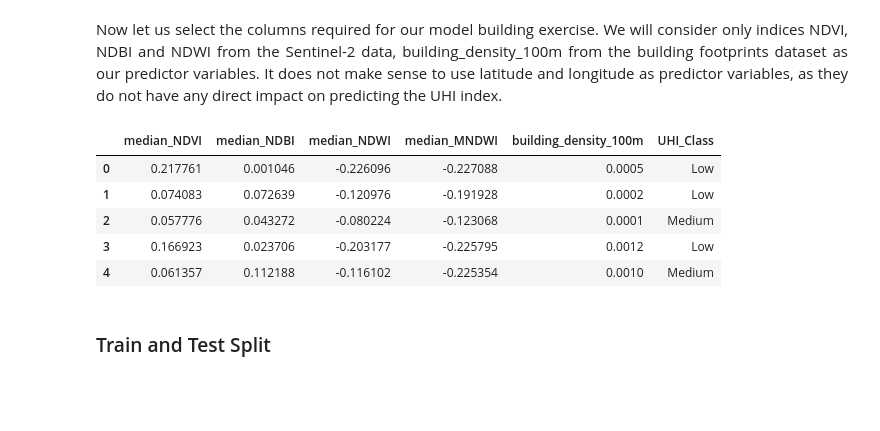
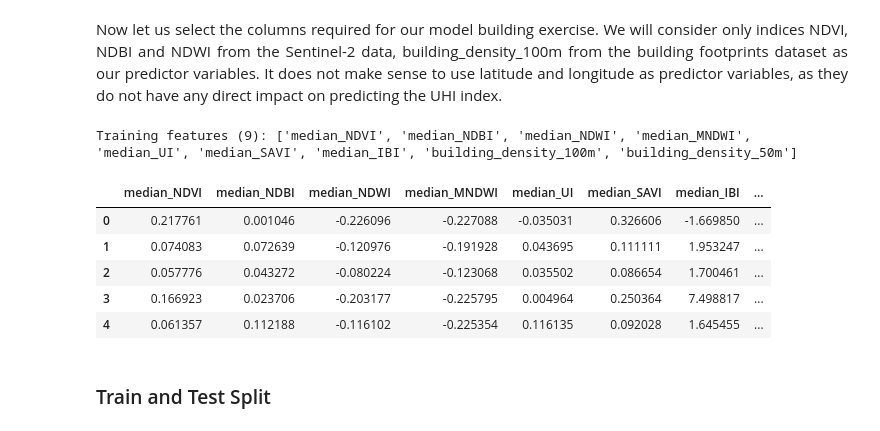
Before and after one commit to sushismith-lab/Urban_Heat_Project, a Jupyter notebook: Sample_Model_Notebook.ipynb, the cells around one changed output. Drawn from its saved outputs; the diff is of its cells as text; code cells hidden in the pictures; blank space fills up the shorter version.

```diff
--- a/Sample_Model_Notebook.ipynb
+++ b/Sample_Model_Notebook.ipynb
@@ -326,12 +326,16 @@ Brazil_buildings_data.head()
 # %%
+SPECTRAL_COLS = ['Longitude', 'Latitude', 'UHI_Class',
+                  'median_NDVI', 'median_NDBI', 'median_NDWI',
+                  'median_MNDWI', 'median_UI', 'median_SAVI', 'median_IBI']
+
 chile_combined = pd.concat([
-    chile_heat_data[['Longitude', 'Latitude', 'UHI_Class', 'median_NDVI', 'median_NDBI', 'median_NDWI', 'median_MNDWI']],
-    chile_buildings_data[['building_density_100m']]
+    chile_heat_data[SPECTRAL_COLS],
+    chile_buildings_data[['building_density_100m', 'building_density_50m']]
 ], axis=1)
 
 Brazil_combined = pd.concat([
-    Brazil_heat_data[['Longitude', 'Latitude', 'UHI_Class', 'median_NDVI', 'median_NDBI', 'median_NDWI', 'median_MNDWI']],
-    Brazil_buildings_data[['building_density_100m']]
+    Brazil_heat_data[SPECTRAL_COLS],
+    Brazil_buildings_data[['building_density_100m', 'building_density_50m']]
 ], axis=1)
 # %%
 # Merge the combined data from Santiago and Rio into a single training DataFrame.
@@ -356,7 +360,9 @@ train_df.shape
 ## Removing duplicates
 Identical or duplicate entries are removed based on specific columns, in our case [ 'median_NDVI', 'median_NDBI','median_NDWI', 'building_density_100m']. This ensures that the dataset is not biased or skewed by repetitive data, allowing the model to train on unique, relevant observations.
 # %%
-columns_to_check = ['median_NDVI', 'median_NDBI', 'median_NDWI', 'median_MNDWI', 'building_density_100m']
+columns_to_check = ['median_NDVI', 'median_NDBI', 'median_NDWI',
+                     'median_MNDWI', 'median_UI', 'median_SAVI', 'median_IBI',
+                     'building_density_100m', 'building_density_50m']
 
 for col in columns_to_check:
     train_df[col] = train_df[col].apply(
@@ -364,7 +370,7 @@ for col in columns_to_check:
     )
 
 num_duplicates = train_df.duplicated(subset=columns_to_check).sum()
-print(f"Number of duplicate rows based on {columns_to_check}: {num_duplicates}")
+print(f"Number of duplicate rows: {num_duplicates}")
 
 uhi_data = train_df.drop_duplicates(subset=columns_to_check, keep='first')
 uhi_data.head()
@@ -384,15 +390,21 @@ uhi_data=uhi_data.reset_index(drop=True)
 # %% [markdown]
 <p align="justify"> Now let us select the columns required for our model building exercise. We will consider only indices NDVI, NDBI and NDWI from the Sentinel-2 data, building_density_100m from the building footprints dataset as our predictor variables. It does not make sense to use latitude and longitude as predictor variables, as they do not have any direct impact on predicting the UHI index.</p>
 # %%
-train = uhi_data.loc[:, ['median_NDVI', 'median_NDBI', 'median_NDWI', 'median_MNDWI', 'building_density_100m', 'UHI_Class']]
+FEATURE_COLS = ['median_NDVI', 'median_NDBI', 'median_NDWI', 'median_MNDWI',
+                'median_UI', 'median_SAVI', 'median_IBI',
+                'building_density_100m', 'building_density_50m']
+
+train = uhi_data.loc[:, FEATURE_COLS + ['UHI_Class']]
+print(f"Training features ({len(FEATURE_COLS)}): {FEATURE_COLS}")
 train.head()
 # %% [output]
+Training features (9): ['median_NDVI', 'median_NDBI', 'median_NDWI', 'median_MNDWI', 'median_UI', 'median_SAVI', 'median_IBI', 'building_density_100m', 'building_density_50m']
-|  | median_NDVI | median_NDBI | median_NDWI | median_MNDWI | building_density_100m | UHI_Class |
-| 0 | 0.217761 | 0.001046 | -0.226096 | -0.227088 | 0.0005 | Low |
-| 1 | 0.074083 | 0.072639 | -0.120976 | -0.191928 | 0.0002 | Low |
-| 2 | 0.057776 | 0.043272 | -0.080224 | -0.123068 | 0.0001 | Medium |
-| 3 | 0.166923 | 0.023706 | -0.203177 | -0.225795 | 0.0012 | Low |
-| 4 | 0.061357 | 0.112188 | -0.116102 | -0.225354 | 0.0010 | Medium |
+|  | median_NDVI | median_NDBI | median_NDWI | median_MNDWI | median_UI | median_SAVI | median_IBI | ... |
+| 0 | 0.217761 | 0.001046 | -0.226096 | -0.227088 | -0.035031 | 0.326606 | -1.669850 | ... |
+| 1 | 0.074083 | 0.072639 | -0.120976 | -0.191928 | 0.043695 | 0.111111 | 1.953247 | ... |
+| 2 | 0.057776 | 0.043272 | -0.080224 | -0.123068 | 0.035502 | 0.086654 | 1.700461 | ... |
+| 3 | 0.166923 | 0.023706 | -0.203177 | -0.225795 | 0.004964 | 0.250364 | 7.498817 | ... |
+| 4 | 0.061357 | 0.112188 | -0.116102 | -0.225354 | 0.116135 | 0.092028 | 1.645455 | ... |
 # %% [markdown]
 ### Train and Test Split
 # %% [markdown]
```
Also changed, not shown: parts of 28 cells of this notebook, 1 other file.
